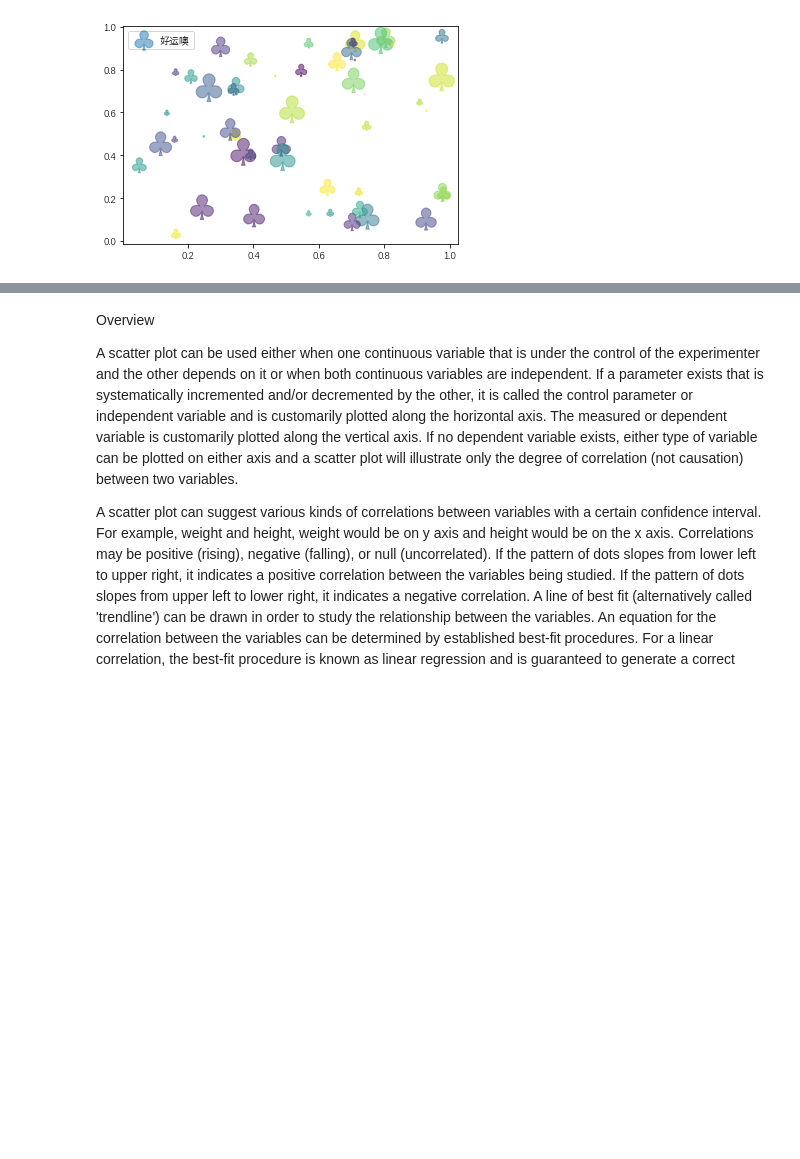
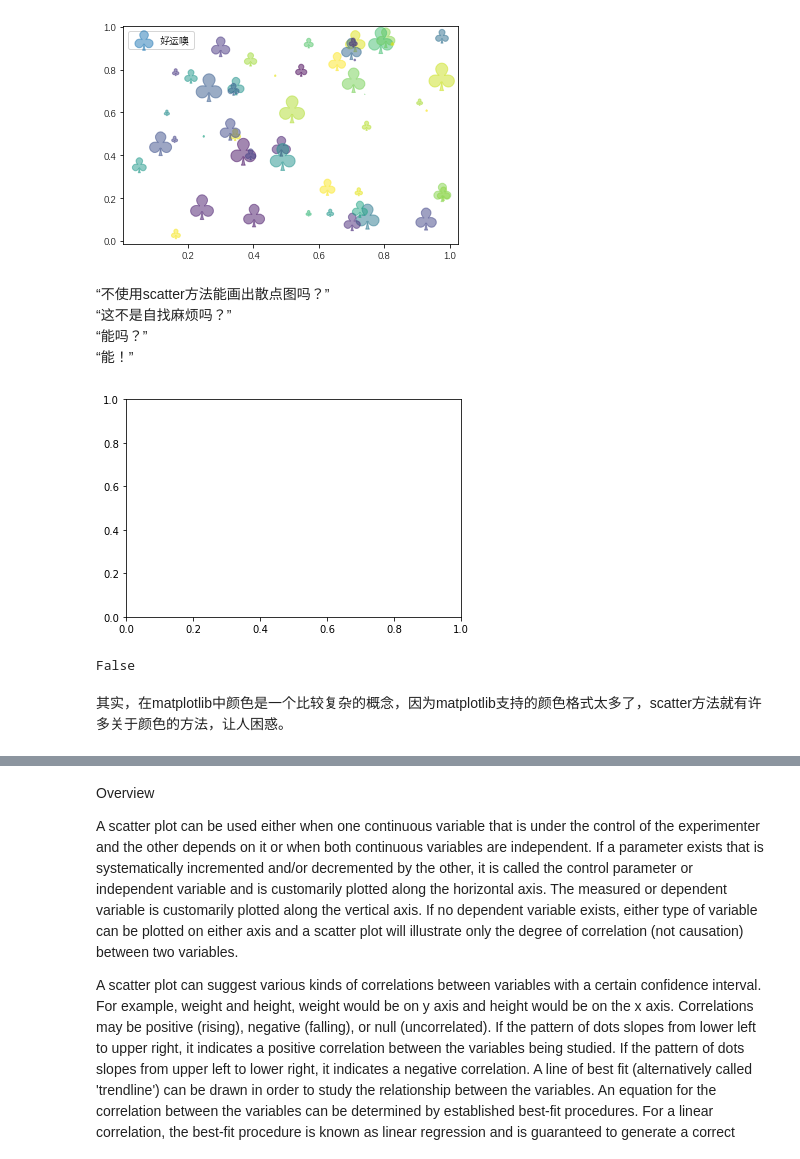
Before and after one commit to darkeggler/data_visualization_notebooks, a Jupyter notebook: mpl_01_scatter.ipynb, the cells around one changed output, grey strips where cells are left out. Saved outputs shown, nothing was run; the diff lists cells and outputs as text; code cells hidden in the pictures; blank space fills up the shorter version.

```diff
--- a/mpl_01_scatter.ipynb
+++ b/mpl_01_scatter.ipynb
@@ -140,3 +125,12 @@ plt.legend(loc='upper left')
 # %% [output]
 <matplotlib.legend.Legend at 0x...>
 [figure]
+# %% [markdown]
+“不使用scatter方法能画出散点图吗？”
+“这不是自找麻烦吗？”
+“能吗？”
+“能！”
+# %%
+fig, ax = plt.subplots()
+# %% [output]
+[figure, added]
@@ -142,0 +169,6 @@ plt.legend(loc='upper left')
+# %%
+ax.xaxis.have_units()
+# %% [output]
+False
+# %% [markdown]
+其实，在matplotlib中颜色是一个比较复杂的概念，因为matplotlib支持的颜色格式太多了，scatter方法就有许多关于颜色的方法，让人困惑。
```
Also changed, not shown: parts of 15 cells of this notebook, 2 other files.
